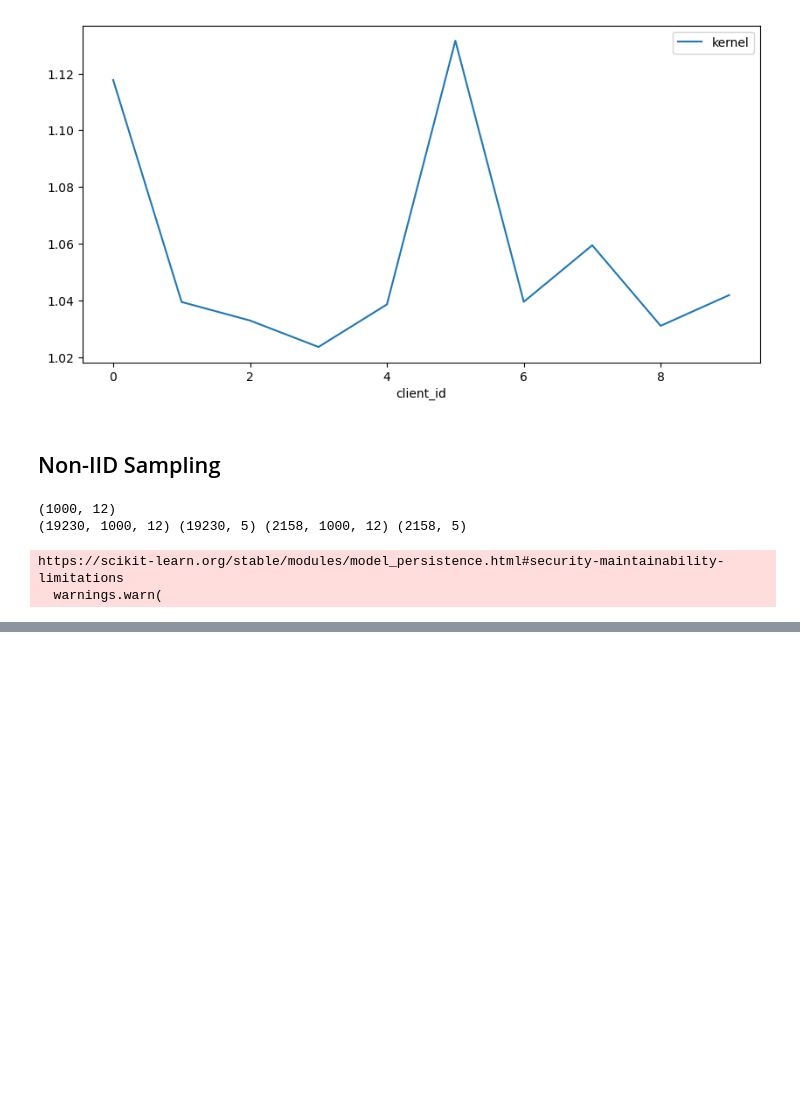
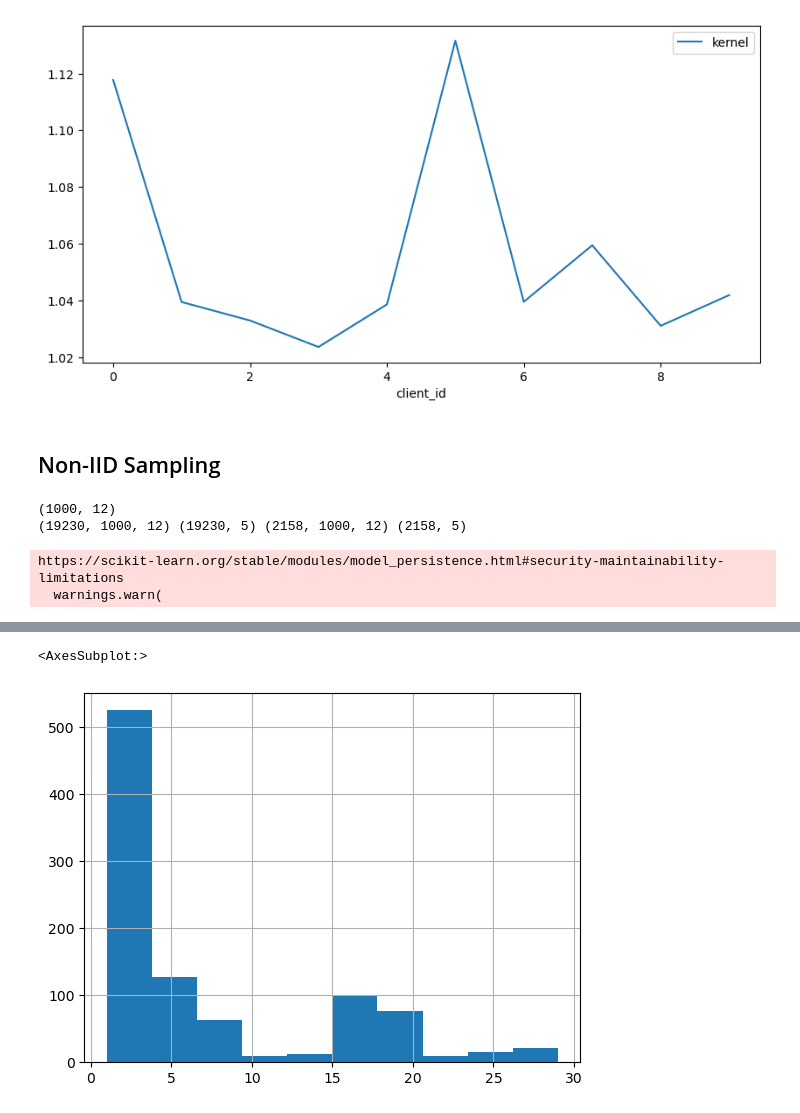
Before and after one commit to a-ayad/Split_ECG_Classification, a Jupyter notebook: density_diff.ipynb, the cells around one changed output, grey strips where cells are left out. Drawn from its saved outputs; the diff is of its cells as text; code cells hidden in the pictures; blank space fills up the shorter version.

```diff
--- a/density_diff.ipynb
+++ b/density_diff.ipynb
@@ -612,0 +562,5 @@ _ = plt.hist(b, bins=N)
+# %%
+challenge.y.hist()
+# %% [output]
+<AxesSubplot:>
+[figure, added]
```
Also changed, not shown: parts of 21 cells of this notebook, 9 other files.
